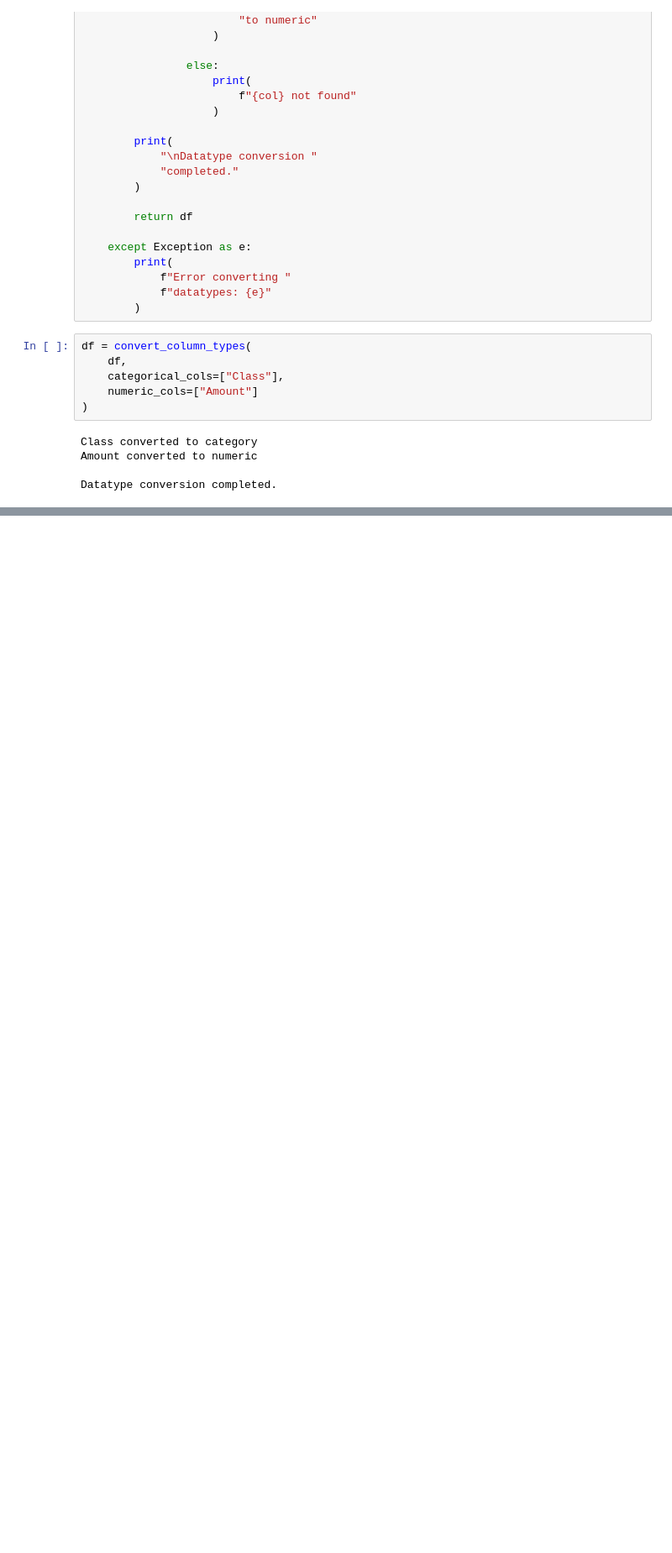
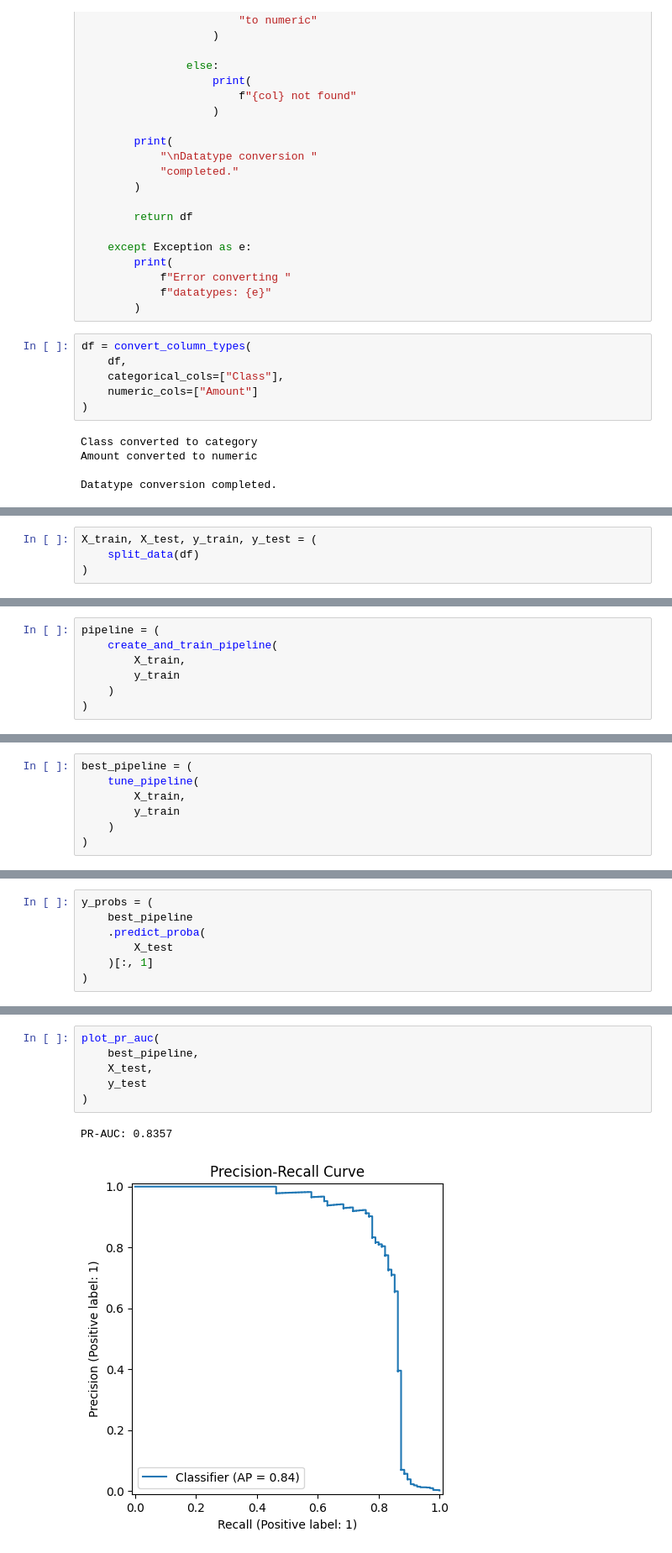
Before and after one commit to HAllenT420/Credit_Card, a Jupyter notebook: notebook/experiments.ipynb, the cells around one changed output, grey strips where cells are left out. Shown at 84% size. Drawn from its saved outputs; the diff is of its cells as text; blank space fills up the shorter version.

```diff
--- a/notebook/experiments.ipynb
+++ b/notebook/experiments.ipynb
@@ -1113,0 +721,4 @@ ROC-AUC:
+# %%
+X_train, X_test, y_train, y_test = (
+    split_data(df)
+)
@@ -1113,0 +849,7 @@ ROC-AUC:
+# %%
+pipeline = (
+    create_and_train_pipeline(
+        X_train,
+        y_train
+    )
+)
@@ -1113,0 +1168,7 @@ ROC-AUC:
+# %%
+best_pipeline = (
+    tune_pipeline(
+        X_train,
+        y_train
+    )
+)
@@ -1113,0 +1181,7 @@ ROC-AUC:
+# %%
+y_probs = (
+    best_pipeline
+    .predict_proba(
+        X_test
+    )[:, 1]
+)
@@ -1113,0 +1312,9 @@ ROC-AUC:
+# %%
+plot_pr_auc(
+    best_pipeline,
+    X_test,
+    y_test
+)
+# %% [output]
+PR-AUC: 0.8357
+[figure, added]
```
Also changed, not shown: parts of 52 cells of this notebook, 4 other files.
